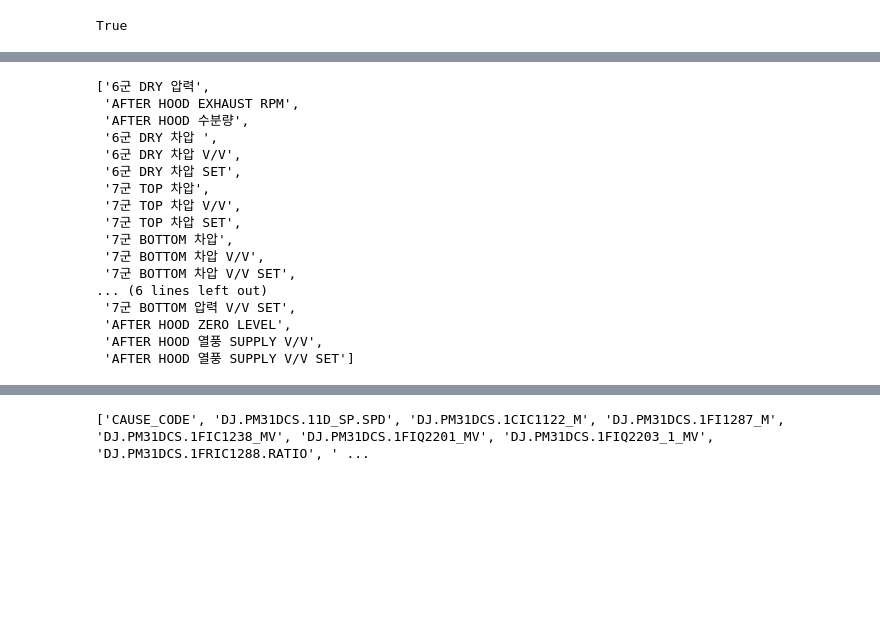
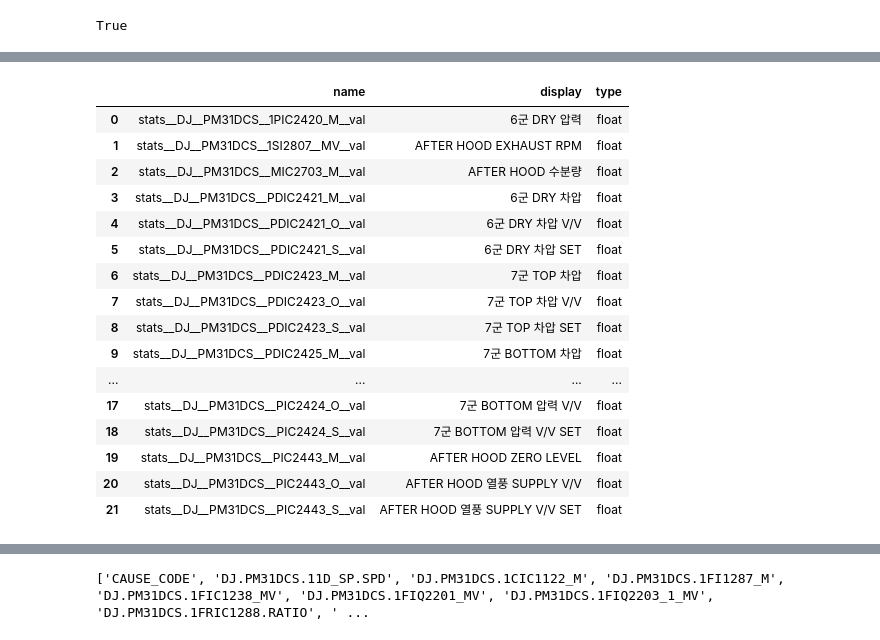
Before and after one commit to ljih0371/jhlim, a Jupyter notebook: SM_sdk_test.ipynb, the cells around one changed output, grey strips where cells are left out. Drawn from its saved outputs; the diff is of its cells as text; code cells hidden in the pictures; blank space fills up the shorter version.

```diff
--- a/SM_sdk_test.ipynb
+++ b/SM_sdk_test.ipynb
@@ -27,35 +31,35 @@ True
 # %%
 # types = cli.get_machine_type_names()
 # machine_type = types[0]
-
 
 ## machine(asset) 목록
 machines = cli.get_machine_names()
 
 ## asset 선택 및 schema 확인
 
-#columns = cli.get_machine_schema(machines[0])
-columns = cli.get_machine_schema(machines[0])['display'].to_list()
+column_name = cli.get_machine_schema(machines[0])
+# columns = cli.get_machine_schema(machines[0])['display'].to_list()
 
-columns
+column_name['name'] = column_name['name'].str.replace('.', '__',regex=True)
+column_name
 # %% [output]
-['6군 DRY 압력',
- 'AFTER HOOD EXHAUST RPM',
- 'AFTER HOOD 수분량',
- '6군 DRY 차압 ',
- '6군 DRY 차압 V/V',
- '6군 DRY 차압 SET',
- '7군 TOP 차압',
- '7군 TOP 차압 V/V',
- '7군 TOP 차압 SET',
- '7군 BOTTOM 차압',
- '7군 BOTTOM 차압 V/V',
- '7군 BOTTOM 차압 V/V SET',
-... (6 lines left out)
- '7군 BOTTOM 압력 V/V SET',
- 'AFTER HOOD ZERO LEVEL',
- 'AFTER HOOD 열풍 SUPPLY V/V',
- 'AFTER HOOD 열풍 SUPPLY V/V SET']
+|  | name | display | type |
+| 0 | stats__DJ__PM31DCS__1PIC2420_M__val | 6군 DRY 압력 | float |
+| 1 | stats__DJ__PM31DCS__1SI2807__MV__val | AFTER HOOD EXHAUST RPM | float |
+| 2 | stats__DJ__PM31DCS__MIC2703_M__val | AFTER HOOD 수분량 | float |
+| 3 | stats__DJ__PM31DCS__PDIC2421_M__val | 6군 DRY 차압 | float |
+| 4 | stats__DJ__PM31DCS__PDIC2421_O__val | 6군 DRY 차압 V/V | float |
+| 5 | stats__DJ__PM31DCS__PDIC2421_S__val | 6군 DRY 차압 SET | float |
+| 6 | stats__DJ__PM31DCS__PDIC2423_M__val | 7군 TOP 차압 | float |
+| 7 | stats__DJ__PM31DCS__PDIC2423_O__val | 7군 TOP 차압 V/V | float |
+| 8 | stats__DJ__PM31DCS__PDIC2423_S__val | 7군 TOP 차압 SET | float |
+| 9 | stats__DJ__PM31DCS__PDIC2425_M__val | 7군 BOTTOM 차압 | float |
+| ... | ... | ... | ... |
+| 17 | stats__DJ__PM31DCS__PIC2424_O__val | 7군 BOTTOM 압력 V/V | float |
+| 18 | stats__DJ__PM31DCS__PIC2424_S__val | 7군 BOTTOM 압력 V/V SET | float |
+| 19 | stats__DJ__PM31DCS__PIC2443_M__val | AFTER HOOD ZERO LEVEL | float |
+| 20 | stats__DJ__PM31DCS__PIC2443_O__val | AFTER HOOD 열풍 SUPPLY V/V | float |
+| 21 | stats__DJ__PM31DCS__PIC2443_S__val | AFTER HOOD 열풍 SUPPLY V/V SET | float |
 # %%
 ## Cycle 데이터 검색
 
```
Also changed, not shown: parts of 11 cells of this notebook, 13 other files.
